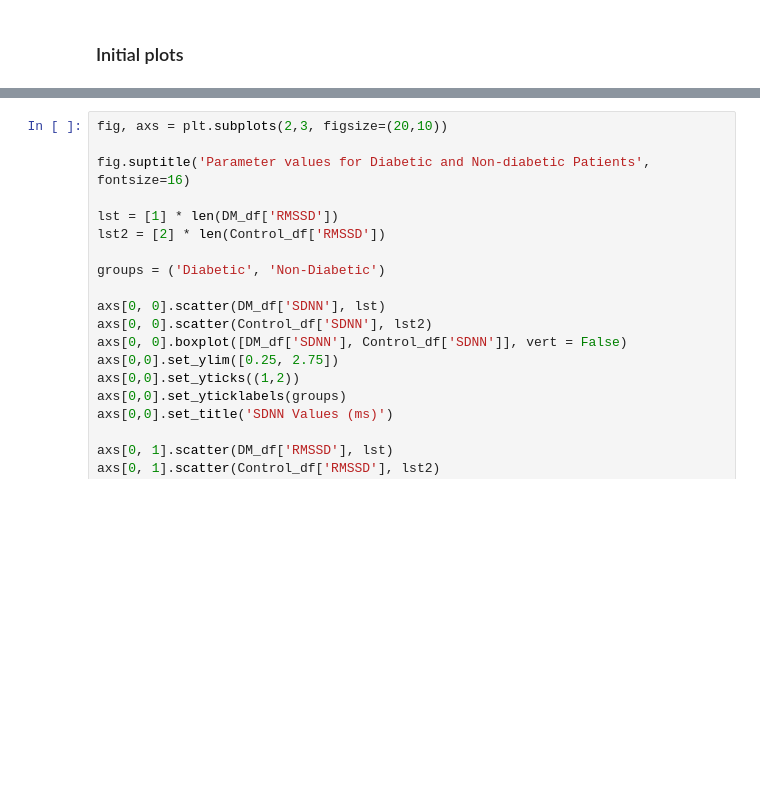
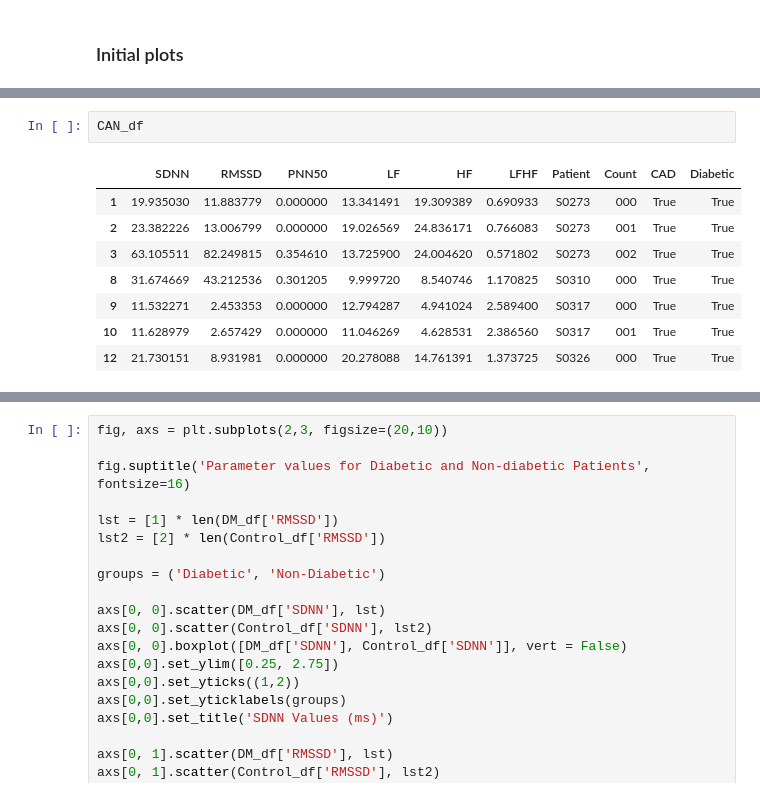
Before and after one commit to molbioeng/Molecool, a Jupyter notebook: 5-Analysis.ipynb, the cells around one changed output, grey strips where cells are left out. Drawn from its saved outputs; the diff is of its cells as text; blank space fills up the shorter version.

```diff
--- a/5-Analysis.ipynb
+++ b/5-Analysis.ipynb
@@ -213,3 +288,14 @@ IndexError: list index out of range
+# %%
+CAN_df
+# %% [output]
+|  | SDNN | RMSSD | PNN50 | LF | HF | LFHF | Patient | Count | CAD | Diabetic |
+| 1 | 19.935030 | 11.883779 | 0.000000 | 13.341491 | 19.309389 | 0.690933 | S0273 | 000 | True | True |
+| 2 | 23.382226 | 13.006799 | 0.000000 | 19.026569 | 24.836171 | 0.766083 | S0273 | 001 | True | True |
+| 3 | 63.105511 | 82.249815 | 0.354610 | 13.725900 | 24.004620 | 0.571802 | S0273 | 002 | True | True |
+| 8 | 31.674669 | 43.212536 | 0.301205 | 9.999720 | 8.540746 | 1.170825 | S0310 | 000 | True | True |
+| 9 | 11.532271 | 2.453353 | 0.000000 | 12.794287 | 4.941024 | 2.589400 | S0317 | 000 | True | True |
+| 10 | 11.628979 | 2.657429 | 0.000000 | 11.046269 | 4.628531 | 2.386560 | S0317 | 001 | True | True |
+| 12 | 21.730151 | 8.931981 | 0.000000 | 20.278088 | 14.761391 | 1.373725 | S0326 | 000 | True | True |
 # %%
 fig, axs = plt.subplots(2,3, figsize=(20,10))
 
```
Also changed, not shown: parts of 13 cells of this notebook, 2 other files.
